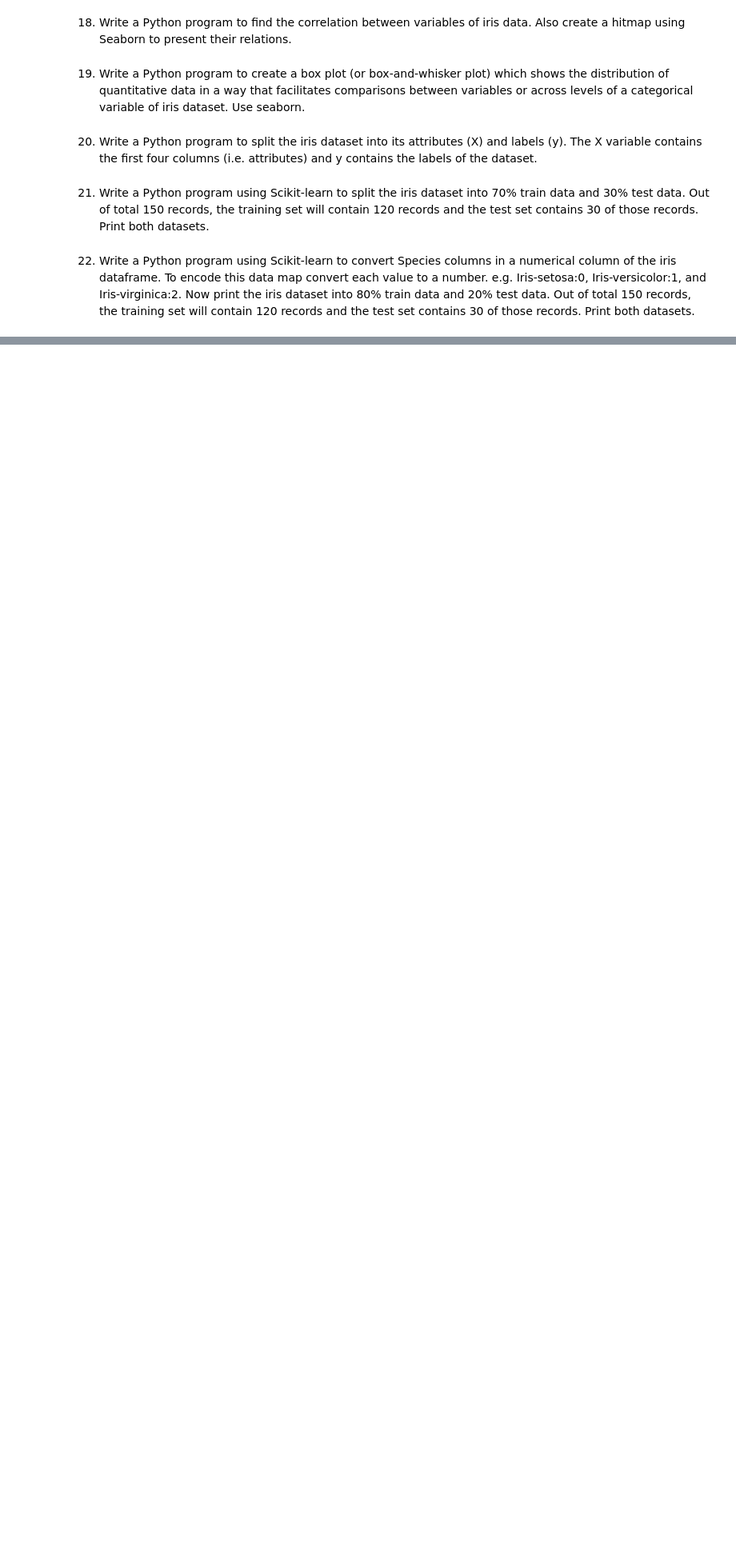
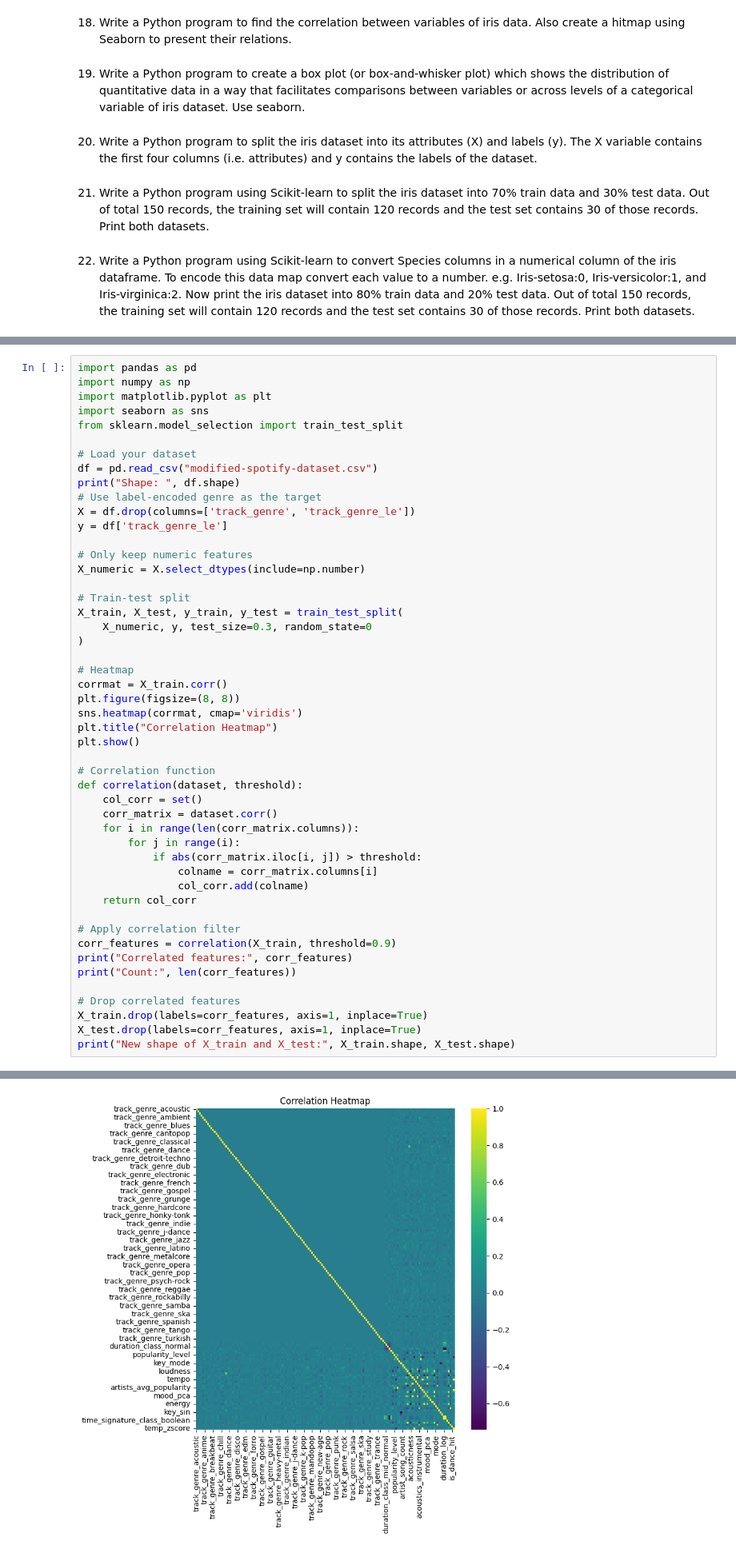
Before and after one commit to vedith12/ML-tasks, a Jupyter notebook: ML_basics.ipynb, the cells around one changed output, grey strips where cells are left out. Shown at 80% size. Cells and saved outputs as stored; diff of their text form; blank space fills up the shorter version.

```diff
--- a/ML_basics.ipynb
+++ b/ML_basics.ipynb
@@ -404,0 +694,50 @@ e.g. Iris-setosa:0, Iris-versicolor:1, and Iris-virginica:2. Now print the iris
+# %%
+import pandas as pd
+import numpy as np
+import matplotlib.pyplot as plt
+import seaborn as sns
+from sklearn.model_selection import train_test_split
+
+# Load your dataset
+df = pd.read_csv("modified-spotify-dataset.csv")
+print("Shape: ", df.shape)
+# Use label-encoded genre as the target
+X = df.drop(columns=['track_genre', 'track_genre_le'])
+y = df['track_genre_le']
+
+# Only keep numeric features
+X_numeric = X.select_dtypes(include=np.number)
+
+# Train-test split
+X_train, X_test, y_train, y_test = train_test_split(
+    X_numeric, y, test_size=0.3, random_state=0
+)
+
+# Heatmap
+corrmat = X_train.corr()
+plt.figure(figsize=(8, 8))
+sns.heatmap(corrmat, cmap='viridis')
+plt.title("Correlation Heatmap")
+plt.show()
+
+# Correlation function
+def correlation(dataset, threshold):
+    col_corr = set()
+    corr_matrix = dataset.corr()
+    for i in range(len(corr_matrix.columns)):
+        for j in range(i):
+            if abs(corr_matrix.iloc[i, j]) > threshold:
+                colname = corr_matrix.columns[i]
+                col_corr.add(colname)
+    return col_corr
+
+# Apply correlation filter
+corr_features = correlation(X_train, threshold=0.9)
+print("Correlated features:", corr_features)
+print("Count:", len(corr_features))
+
+# Drop correlated features
+X_train.drop(labels=corr_features, axis=1, inplace=True)
+X_test.drop(labels=corr_features, axis=1, inplace=True)
+print("New shape of X_train and X_test:", X_train.shape, X_test.shape)
+# %% [output]
@@ -404,0 +745 @@ e.g. Iris-setosa:0, Iris-versicolor:1, and Iris-virginica:2. Now print the iris
+[figure, added]
```
Also changed, not shown: parts of 16 cells of this notebook.
